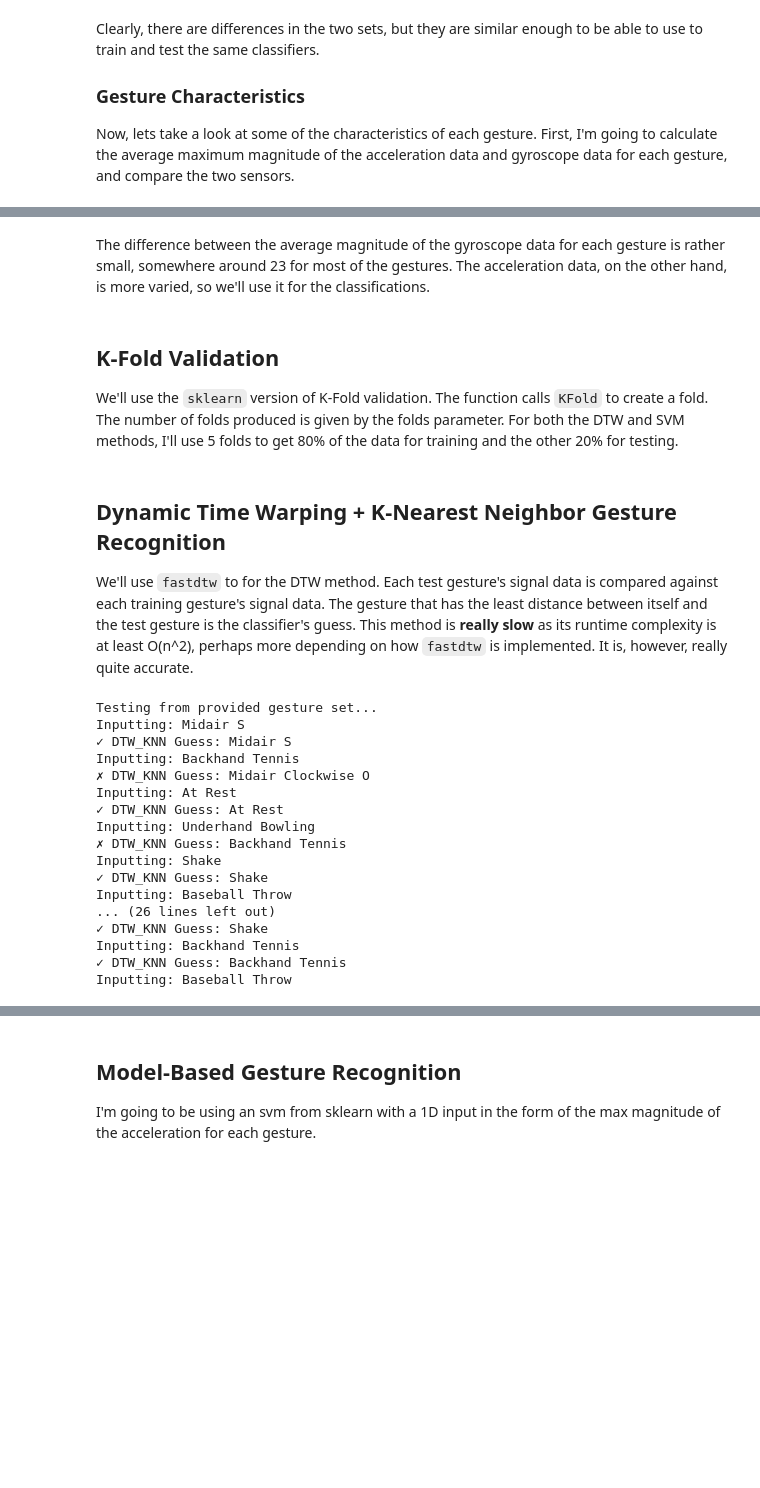
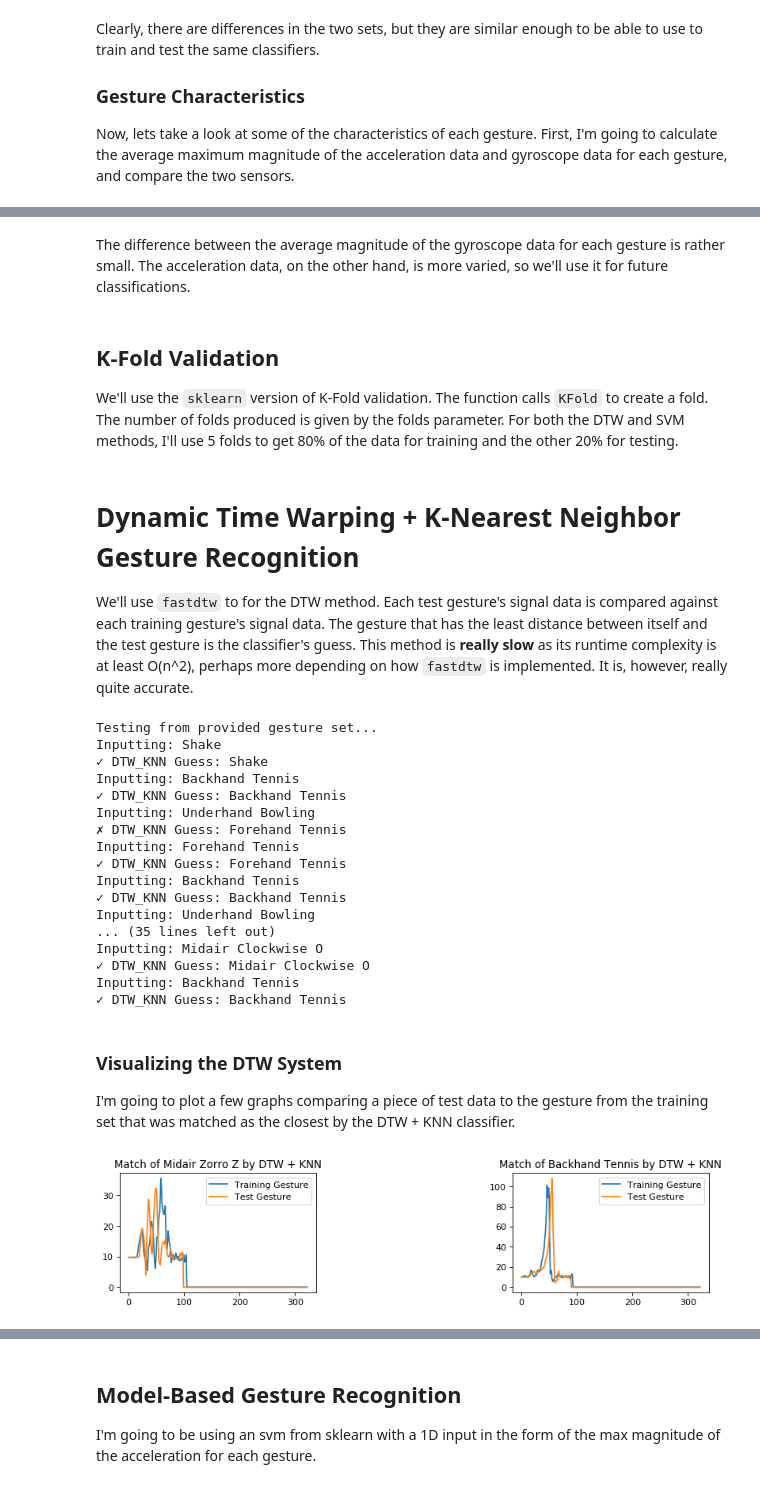
Before and after one commit to CBR0MS/gestureRecognitionHAII, a Jupyter notebook: GestureRecognition.ipynb, the cells around one changed output, grey strips where cells are left out. Saved outputs shown, nothing was run; the diff lists cells and outputs as text; code cells hidden in the pictures; blank space fills up the shorter version.

```diff
--- a/GestureRecognition.ipynb
+++ b/GestureRecognition.ipynb
@@ -269,5 +278,5 @@ Average Max Acceleration Magnitude
 # %% [markdown]
-The difference between the average magnitude of the gyroscope data for each gesture is rather small, somewhere around 23 for most of the gestures. The acceleration data, on the other hand, is more varied, so we'll use it for the classifications.
+The difference between the average magnitude of the gyroscope data for each gesture is rather small. The acceleration data, on the other hand, is more varied, so we'll use it for future classifications.
 # %% [markdown]
 ## K-Fold Validation
 
@@ -300,7 +309,7 @@ def make_folds(folds, data):
 
     return (train, X_test)
 # %% [markdown]
-## Dynamic Time Warping + K-Nearest Neighbor Gesture Recognition
+# Dynamic Time Warping + K-Nearest Neighbor Gesture Recognition
 
 We'll use `fastdtw` to for the DTW method. Each test gesture's signal data is compared against each training gesture's signal data. The gesture that has the least distance between itself and the test gesture is the classifier's guess. This method is **really slow** as its runtime complexity is at least O(n^2), perhaps more depending on how `fastdtw` is implemented. It is, however, really quite accurate.
 # %%
@@ -339,13 +348,14 @@ def DTW_KNN(test_gesture, compare_gestures, compare_gesture_lablels):
         if dist < smallest_dist:
             smallest_dist = dist
             label = compare_gesture_lablels[index]
+            #print(gesture)
             matched = gesture
         index += 1
 
     if label == '':
         label = 'Shake'
 
-    return (label, gesture)
+    return (label, matched)
 
 
 test = []
@@ -380,20 +390,49 @@ for fold in testing_data_recorded:
     matched_gestures.append(matched)
 # %% [output]
 Testing from provided gesture set...
-Inputting: Midair S
-✓ DTW_KNN Guess: Midair S
-Inputting: Backhand Tennis
-✗ DTW_KNN Guess: Midair Clockwise O
-Inputting: At Rest
-✓ DTW_KNN Guess: At Rest
-Inputting: Underhand Bowling
-✗ DTW_KNN Guess: Backhand Tennis
 Inputting: Shake
-✓ DTW_KNN Guess: Shake
-Inputting: Baseball Throw
-... (26 lines left out)
 ✓ DTW_KNN Guess: Shake
 Inputting: Backhand Tennis
 ✓ DTW_KNN Guess: Backhand Tennis
-Inputting: Baseball Throw
+Inputting: Underhand Bowling
+✗ DTW_KNN Guess: Forehand Tennis
+Inputting: Forehand Tennis
+✓ DTW_KNN Guess: Forehand Tennis
+Inputting: Backhand Tennis
+✓ DTW_KNN Guess: Backhand Tennis
+Inputting: Underhand Bowling
+... (35 lines left out)
+Inputting: Midair Clockwise O
+✓ DTW_KNN Guess: Midair Clockwise O
+Inputting: Backhand Tennis
+✓ DTW_KNN Guess: Backhand Tennis
+# %% [markdown]
+### Visualizing the DTW System
+
+I'm going to plot a few graphs comparing a piece of test data to the gesture from the training set that was matched as the closest by the DTW + KNN classifier.
+# %%
+from random import randint
+
+fig = plt.figure(num=None, figsize=(12,6), dpi=80, facecolor='w', edgecolor='k')
+fig.subplots_adjust(wspace = 1, hspace=0.4)
+
+ax = fig.add_subplot(2, 2, 1)
+
+ind = randint(0, (len(matched_gestures) / 2) - 1)
+ax.plot(matched_gestures[ind], label="Training Gesture")
+ax.plot(testing_data[ind].acceleration.mag, label="Test Gesture")
+ax.set_title("Match of {} by DTW + KNN".format(testing_data[ind].gesture_name))
+ax.legend(loc=1)
+
+ax = fig.add_subplot(2, 2, 2)
+
+ind = randint(0, (len(matched_gestures) / 2) - 1)
+ax.plot(matched_gestures[ind], label="Training Gesture")
+ax.plot(testing_data[ind].acceleration.mag, label="Test Gesture")
+ax.set_title("Match of {} by DTW + KNN".format(testing_data[ind].gesture_name))
+ax.legend(loc=1)
+
+plt.show()
+# %% [output]
+[figure, added]
 # %% [markdown]
```
Also changed, not shown: parts of 9 cells of this notebook.
